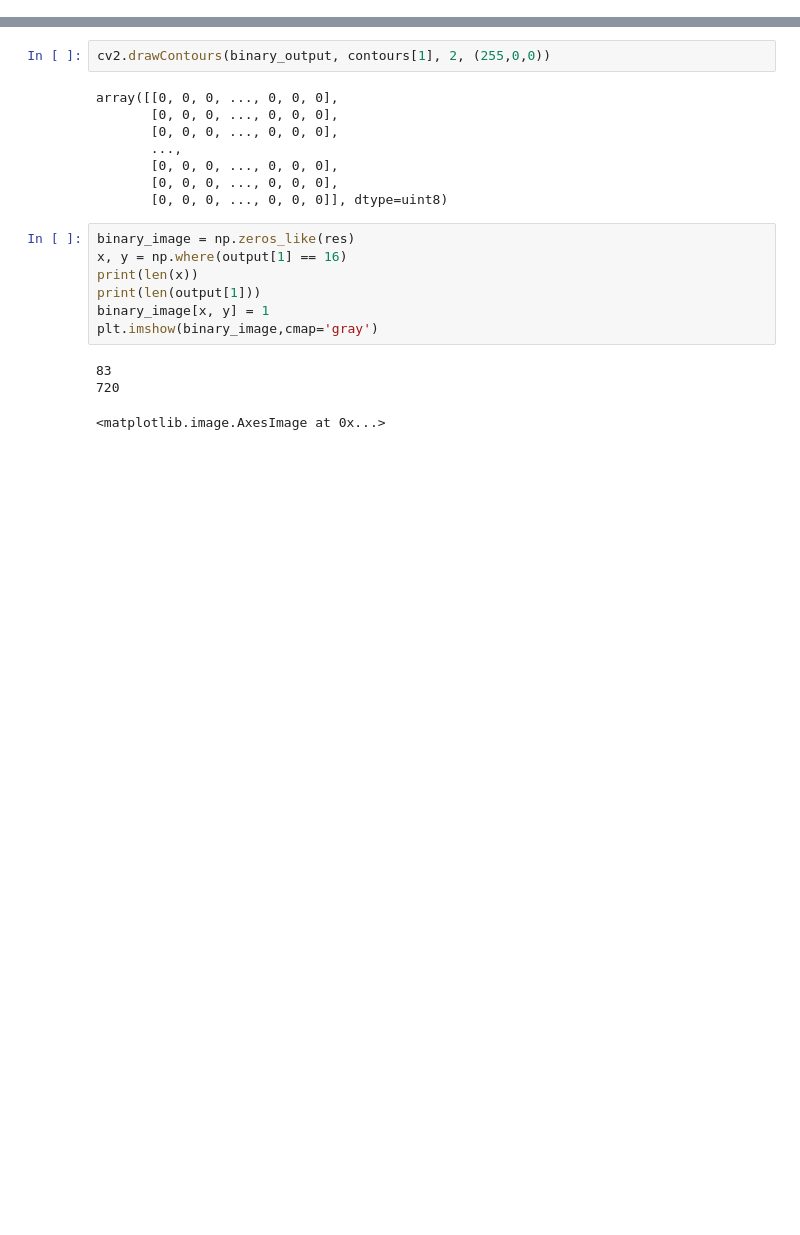
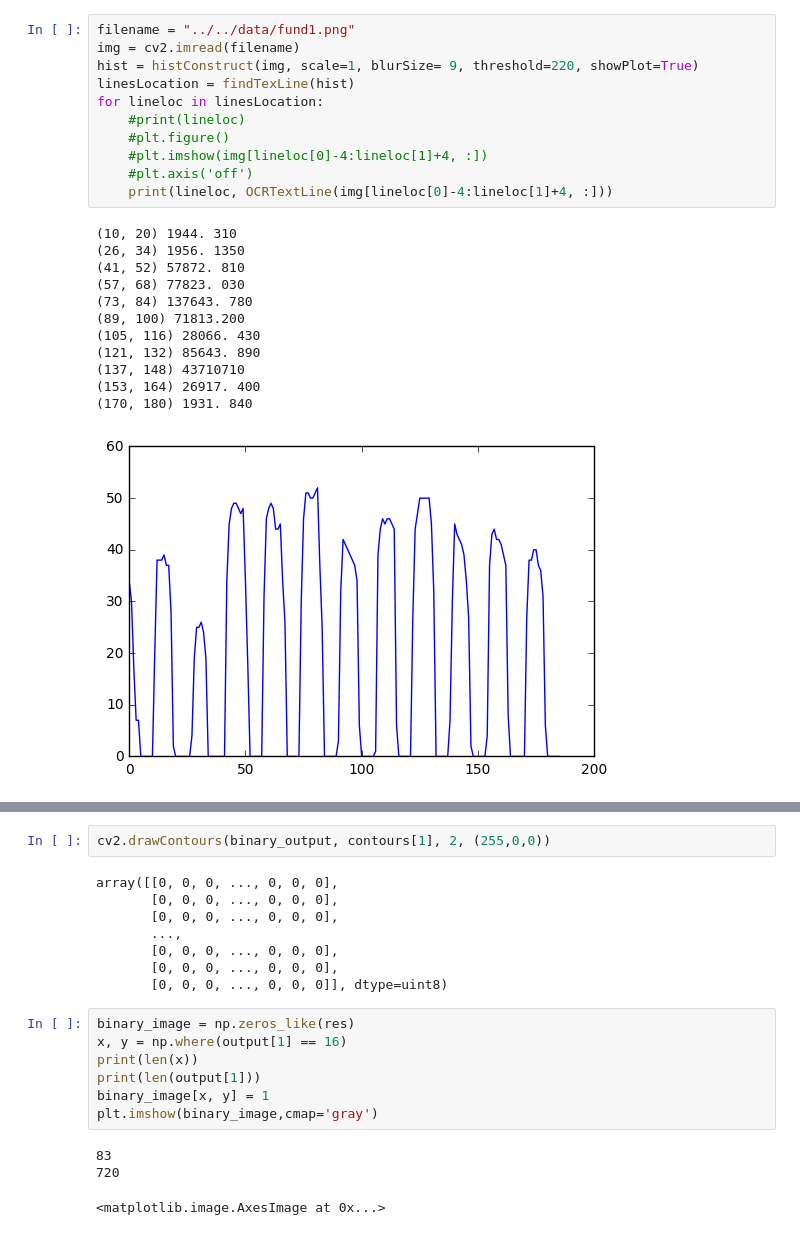
Before and after one commit to destyjustc/account_ocr, a Jupyter notebook: ai/notebook/DigitsOCR.ipynb, the cells around one changed output, grey strips where cells are left out. Cells and saved outputs as stored; diff of their text form; blank space fills up the shorter version.

```diff
--- a/ai/notebook/DigitsOCR.ipynb
+++ b/ai/notebook/DigitsOCR.ipynb
@@ -7,0 +25,24 @@ from PIL import Image
+# %%
+filename = "../../data/fund1.png"
+img = cv2.imread(filename)
+hist = histConstruct(img, scale=1, blurSize= 9, threshold=220, showPlot=True)
+linesLocation = findTexLine(hist)
+for lineloc in linesLocation:
+    #print(lineloc)
+    #plt.figure()
+    #plt.imshow(img[lineloc[0]-4:lineloc[1]+4, :])
+    #plt.axis('off')
+    print(lineloc, OCRTextLine(img[lineloc[0]-4:lineloc[1]+4, :]))
+# %% [output]
+(10, 20) 1944. 310
+(26, 34) 1956. 1350
+(41, 52) 57872. 810
+(57, 68) 77823. 030
+(73, 84) 137643. 780
+(89, 100) 71813.200
+(105, 116) 28066. 430
+(121, 132) 85643. 890
+(137, 148) 43710710
+(153, 164) 26917. 400
+(170, 180) 1931. 840
+[figure, added]
```
Also changed, not shown: parts of 7 cells of this notebook, 8 other files.
